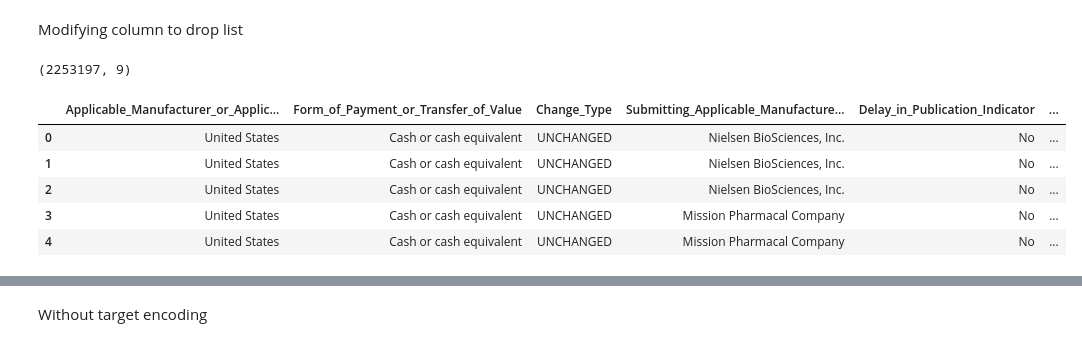
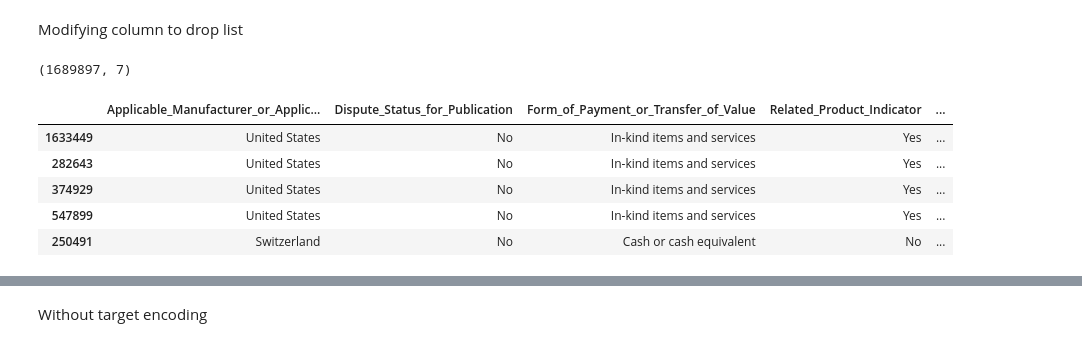
Before and after one commit to AntoniaLovjer/Hospital-Payments, a Jupyter notebook: 01_feature_selection.ipynb, the cells around one changed output, grey strips where cells are left out. Saved outputs shown, nothing was run; the diff lists cells and outputs as text; code cells hidden in the pictures.

Commit message:
fixed target encoding and added svc model

```diff
--- a/01_feature_selection.ipynb
+++ b/01_feature_selection.ipynb
@@ -111,3 +119,8 @@ Length: 66, dtype: float64
+# %%
+features = df.drop(columns='Target')
+target = df['Target']
+X_train, X_test, y_train, y_test = train_test_split(features, target, random_state=42)
+model_scores = dict()
 # %% [markdown]
 **Baseline**
 # %% [markdown]
@@ -205,27 +201,8 @@ single_var
 # %% [markdown]
 Modifying column to drop list
 # %%
-columns_to_drop = ['Recipient_Province',
-'Recipient_Postal_Code',
-'Recipient_Primary_Business_Street_Address_Line2',
-'Teaching_Hospital_Name',
-'Teaching_Hospital_CCN',
-'Teaching_Hospital_ID',
-'Physician_Name_Suffix',
-'Program_Year',
-'Physician_Profile_ID',
-'Physician_Last_Name',
-'Physician_First_Name',
-'Record_ID',
-'Applicable_Manufacturer_or_Applicable_GPO_Making_Payment_ID',
-'Physician_Profile_ID',
-'Recipient_Zip_Code',
-'Date_of_Payment',
-'Physician_Middle_Name',
-'Covered_Recipient_Type', # leaking target info
-'Payment_Publication_Date',
-# 'Submitting_Applicable_Manufacturer_or_Applicable_GPO_Name', # leaking target info
-'Applicable_Manufacturer_or_Applicable_GPO_Making_Payment_Name', # leaking target info
-'Unnamed: 0' # Index col from one of the DFs
-]
+columns_to_drop += ['Covered_Recipient_Type', # leaking target info
+                    'Submitting_Applicable_Manufacturer_or_Applicable_GPO_Name', # leaking target info
+                    'Applicable_Manufacturer_or_Applicable_GPO_Making_Payment_Name' # leaking target info
+                    ]
 # %%
@@ -234,16 +209,16 @@ nan_columns = np.array(nan_columns.index)
 to_drop_baseline = list(set(nan_columns) | set(columns_to_drop))
 # %%
-dfBaseline = df.drop(columns=to_drop_baseline, axis ='columns')
+X_train_Baseline = X_train.drop(columns=to_drop_baseline, axis ='columns')
 # %%
-dfBaseline.shape
+X_train_Baseline.shape
 # %% [output]
-(2253197, 9)
+(1689897, 7)
 # %%
-dfBaseline.head()
+X_train_Baseline.head()
 # %% [output]
-|  | Applicable_Manufacturer_or_Applic... | Form_of_Payment_or_Transfer_of_Value | Change_Type | Submitting_Applicable_Manufacture... | Delay_in_Publication_Indicator | ... |
-| 0 | United States | Cash or cash equivalent | UNCHANGED | Nielsen BioSciences, Inc. | No | ... |
-| 1 | United States | Cash or cash equivalent | UNCHANGED | Nielsen BioSciences, Inc. | No | ... |
-| 2 | United States | Cash or cash equivalent | UNCHANGED | Nielsen BioSciences, Inc. | No | ... |
-| 3 | United States | Cash or cash equivalent | UNCHANGED | Mission Pharmacal Company | No | ... |
-| 4 | United States | Cash or cash equivalent | UNCHANGED | Mission Pharmacal Company | No | ... |
+|  | Applicable_Manufacturer_or_Applic... | Dispute_Status_for_Publication | Form_of_Payment_or_Transfer_of_Value | Related_Product_Indicator | ... |
+| 1633449 | United States | No | In-kind items and services | Yes | ... |
+| 282643 | United States | No | In-kind items and services | Yes | ... |
+| 374929 | United States | No | In-kind items and services | Yes | ... |
+| 547899 | United States | No | In-kind items and services | Yes | ... |
+| 250491 | Switzerland | No | Cash or cash equivalent | No | ... |
```
Also changed, not shown: parts of 54 cells of this notebook.
